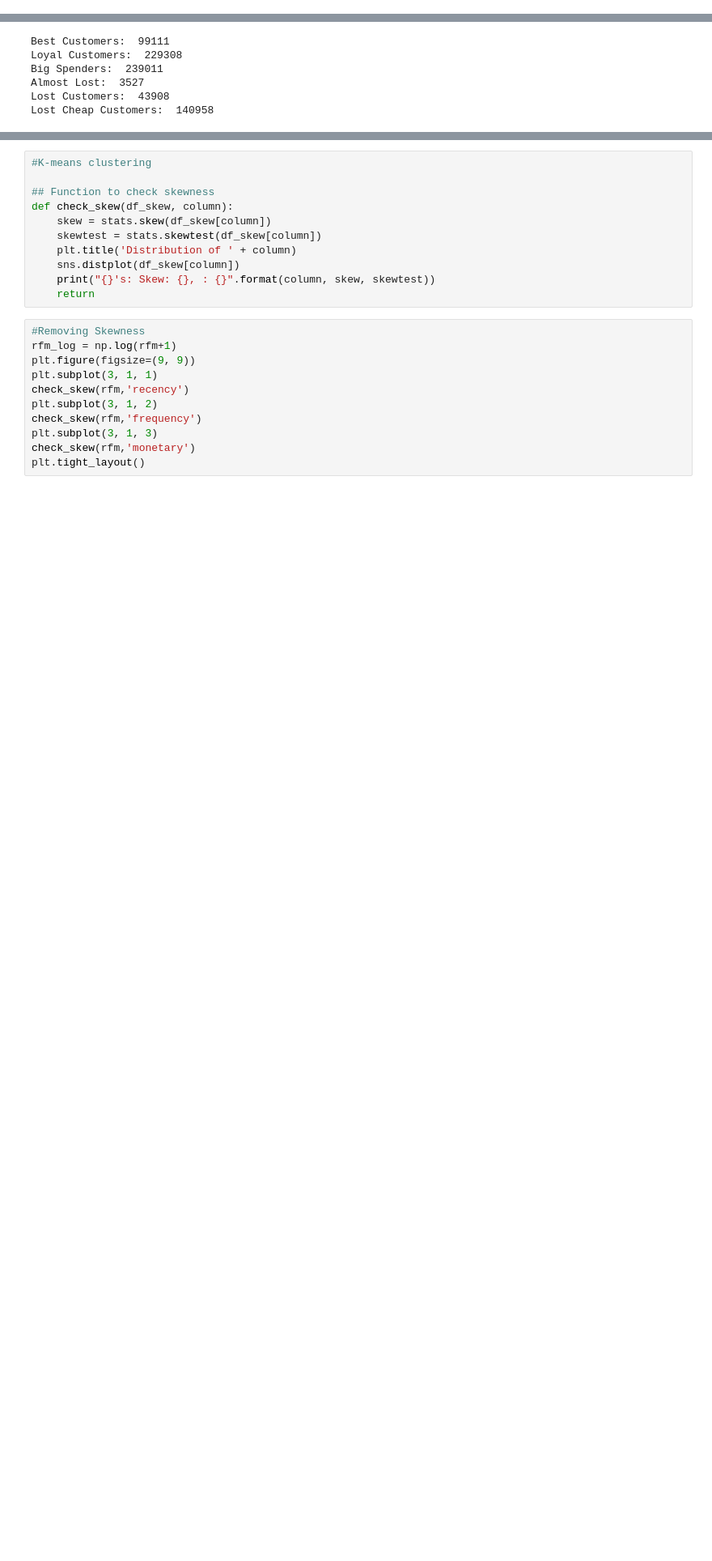
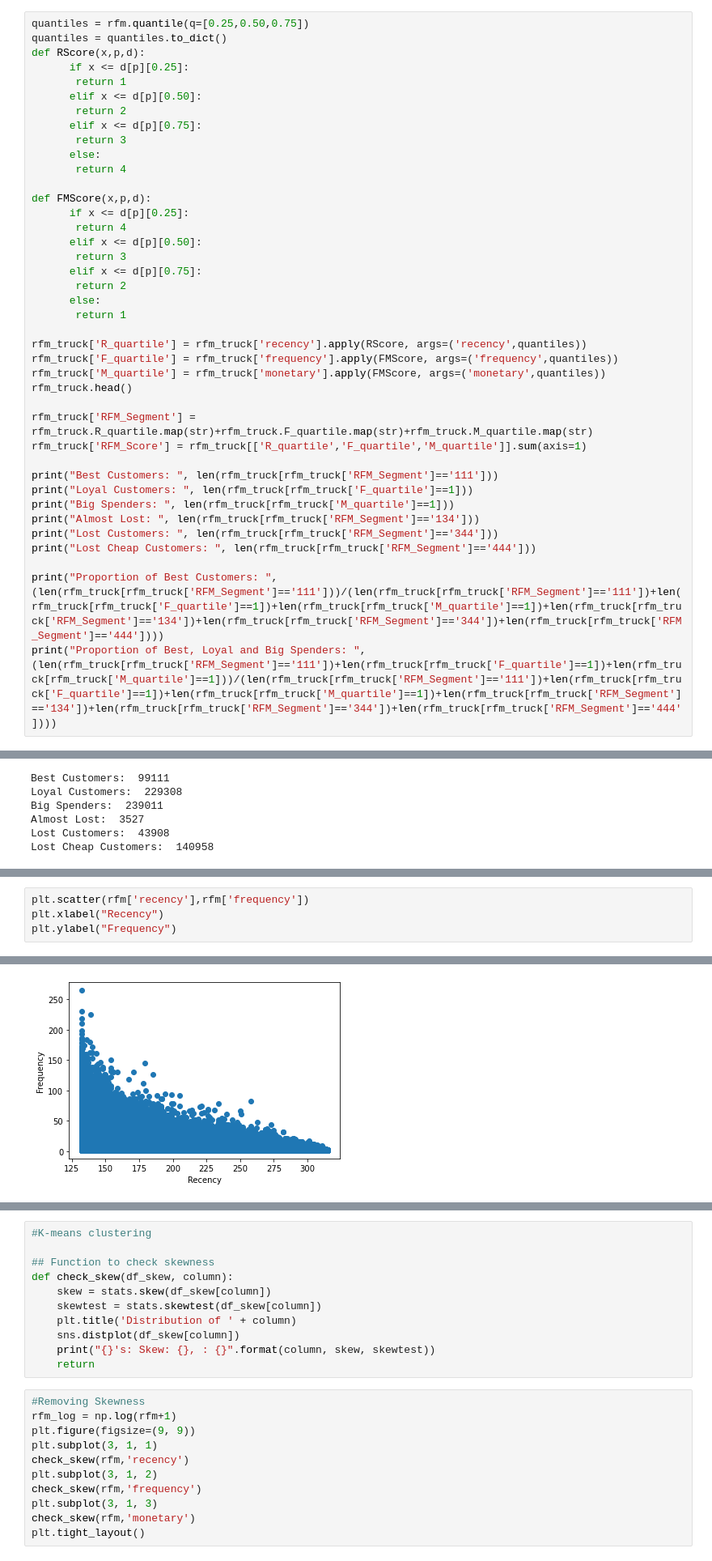
Before and after one commit to Alantjee/GBACDutchieVita, a Jupyter notebook: Transaction data notebook(1).ipynb, the cells around one changed output, grey strips where cells are left out. Shown at 81% size. Saved outputs shown, nothing was run; the diff lists cells and outputs as text; blank space fills up the shorter version.

```diff
--- a/Transaction data notebook(1).ipynb
+++ b/Transaction data notebook(1).ipynb
@@ -289,0 +859,40 @@ NameError: name 'freq' is not defined
+# %%
+quantiles = rfm.quantile(q=[0.25,0.50,0.75])
+quantiles = quantiles.to_dict()
+def RScore(x,p,d):
+      if x <= d[p][0.25]:
+       return 1
+      elif x <= d[p][0.50]:
+       return 2
+      elif x <= d[p][0.75]:
+       return 3
+      else:
+       return 4
+
+def FMScore(x,p,d):
+      if x <= d[p][0.25]:
+       return 4
+      elif x <= d[p][0.50]:
+       return 3
+      elif x <= d[p][0.75]:
+       return 2
+      else:
+       return 1
+
+rfm_truck['R_quartile'] = rfm_truck['recency'].apply(RScore, args=('recency',quantiles))
+rfm_truck['F_quartile'] = rfm_truck['frequency'].apply(FMScore, args=('frequency',quantiles))
+rfm_truck['M_quartile'] = rfm_truck['monetary'].apply(FMScore, args=('monetary',quantiles))
+rfm_truck.head()
+
+rfm_truck['RFM_Segment'] = rfm_truck.R_quartile.map(str)+rfm_truck.F_quartile.map(str)+rfm_truck.M_quartile.map(str)
+rfm_truck['RFM_Score'] = rfm_truck[['R_quartile','F_quartile','M_quartile']].sum(axis=1)
+
+print("Best Customers: ", len(rfm_truck[rfm_truck['RFM_Segment']=='111']))
+print("Loyal Customers: ", len(rfm_truck[rfm_truck['F_quartile']==1]))
+print("Big Spenders: ", len(rfm_truck[rfm_truck['M_quartile']==1]))
+print("Almost Lost: ", len(rfm_truck[rfm_truck['RFM_Segment']=='134']))
+print("Lost Customers: ", len(rfm_truck[rfm_truck['RFM_Segment']=='344']))
+print("Lost Cheap Customers: ", len(rfm_truck[rfm_truck['RFM_Segment']=='444']))
+
+print("Proportion of Best Customers: ", (len(rfm_truck[rfm_truck['RFM_Segment']=='111']))/(len(rfm_truck[rfm_truck['RFM_Segment']=='111'])+len(rfm_truck[rfm_truck['F_quartile']==1])+len(rfm_truck[rfm_truck['M_quartile']==1])+len(rfm_truck[rfm_truck['RFM_Segment']=='134'])+len(rfm_truck[rfm_truck['RFM_Segment']=='344'])+len(rfm_truck[rfm_truck['RFM_Segment']=='444'])))
+print("Proportion of Best, Loyal and Big Spenders: ", (len(rfm_truck[rfm_truck['RFM_Segment']=='111'])+len(rfm_truck[rfm_truck['F_quartile']==1])+len(rfm_truck[rfm_truck['M_quartile']==1]))/(len(rfm_truck[rfm_truck['RFM_Segment']=='111'])+len(rfm_truck[rfm_truck['F_quartile']==1])+len(rfm_truck[rfm_truck['M_quartile']==1])+len(rfm_truck[rfm_truck['RFM_Segment']=='134'])+len(rfm_truck[rfm_truck['RFM_Segment']=='344'])+len(rfm_truck[rfm_truck['RFM_Segment']=='444'])))
@@ -375,0 +1019,5 @@ rfm.head()
+# %%
+plt.scatter(rfm['recency'],rfm['frequency'])
+plt.xlabel("Recency")
+plt.ylabel("Frequency")
+# %% [output]
@@ -375,0 +1025 @@ rfm.head()
+[figure, added]
```
Also changed, not shown: parts of 53 cells of this notebook.
